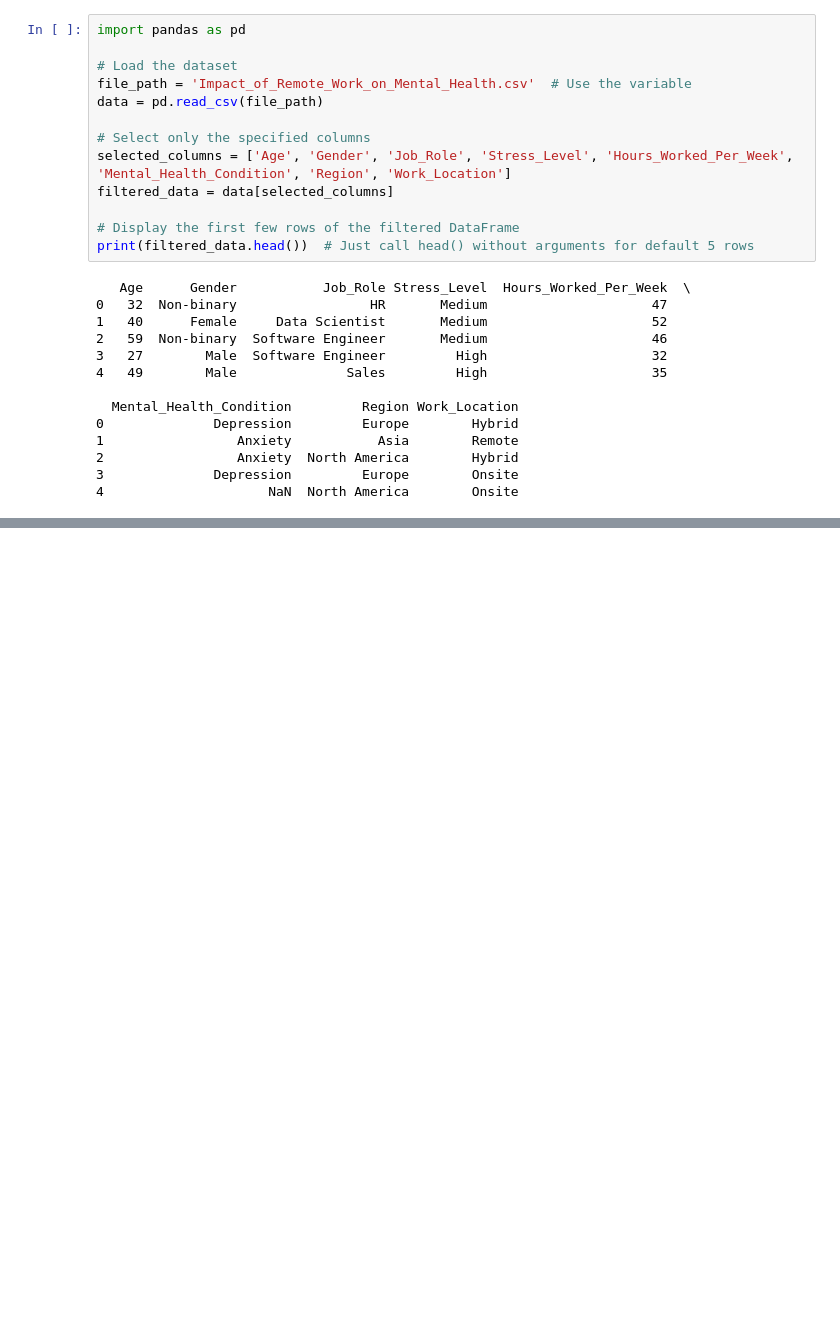
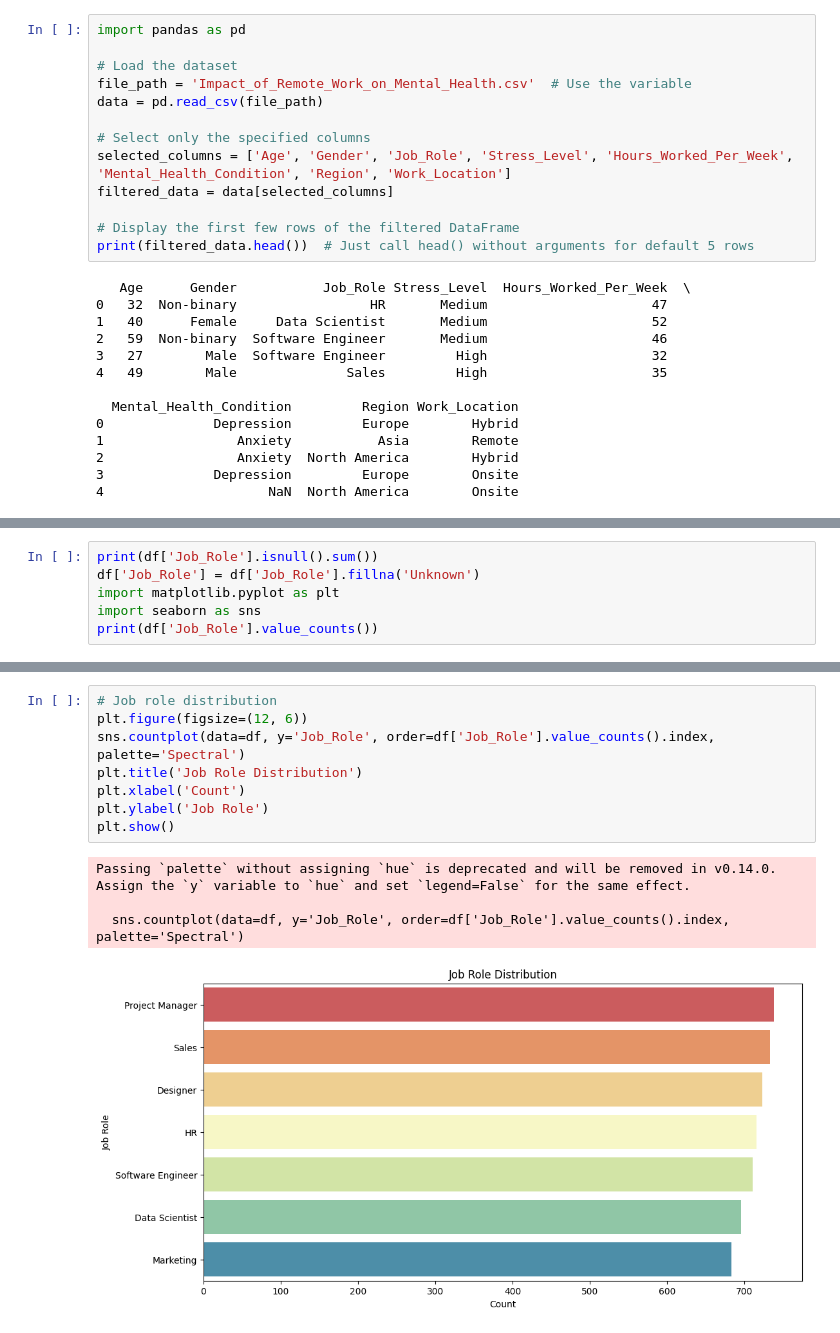
Before and after one commit to hanenia/Capstone_Project_1-, a Jupyter notebook: project.ipynb, the cells around one changed output, grey strips where cells are left out. Cells and saved outputs as stored; diff of their text form; blank space fills up the shorter version.

```diff
--- a/project.ipynb
+++ b/project.ipynb
@@ -372,0 +394,6 @@ print(filtered_data.head())  # Just call head() without arguments for default 5
+# %%
+print(df['Job_Role'].isnull().sum())
+df['Job_Role'] = df['Job_Role'].fillna('Unknown')
+import matplotlib.pyplot as plt
+import seaborn as sns
+print(df['Job_Role'].value_counts())
@@ -372,0 +411,13 @@ print(filtered_data.head())  # Just call head() without arguments for default 5
+# %%
+# Job role distribution
+plt.figure(figsize=(12, 6))
+sns.countplot(data=df, y='Job_Role', order=df['Job_Role'].value_counts().index, palette='Spectral')
+plt.title('Job Role Distribution')
+plt.xlabel('Count')
+plt.ylabel('Job Role')
+plt.show()
+# %% [output]
+Passing `palette` without assigning `hue` is deprecated and will be removed in v0.14.0. Assign the `y` variable to `hue` and set `legend=False` for the same effect.
+
+  sns.countplot(data=df, y='Job_Role', order=df['Job_Role'].value_counts().index, palette='Spectral')
+[figure, added]
```
Also changed, not shown: parts of 8 cells of this notebook.
